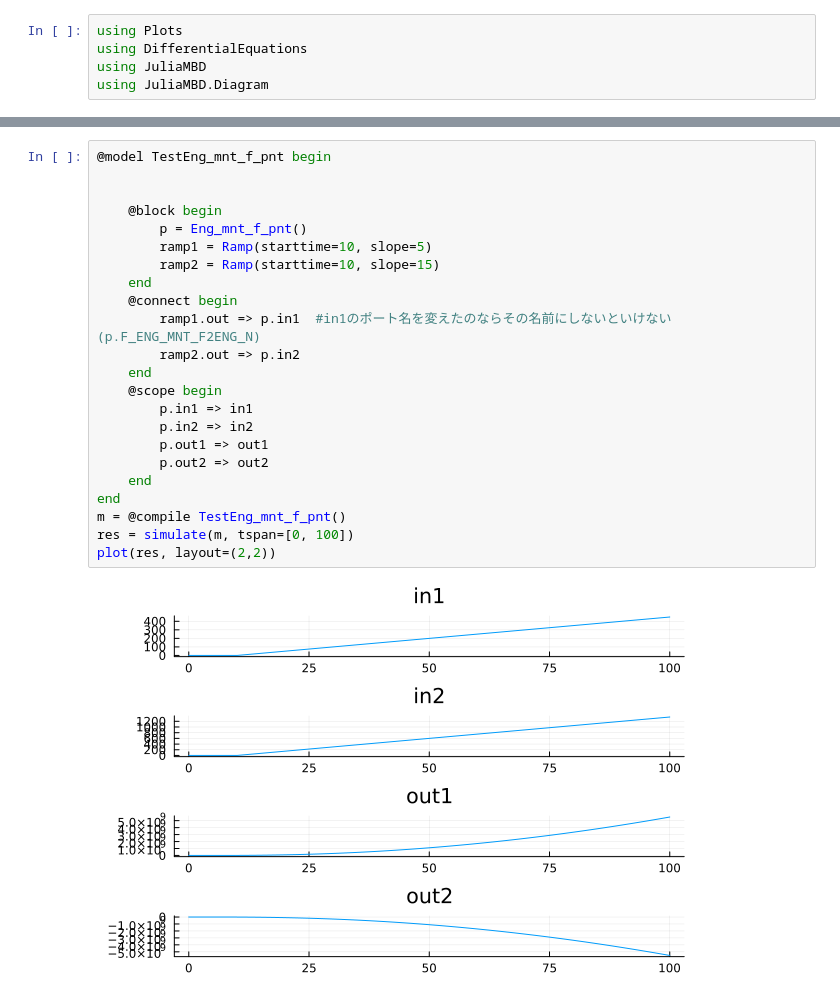
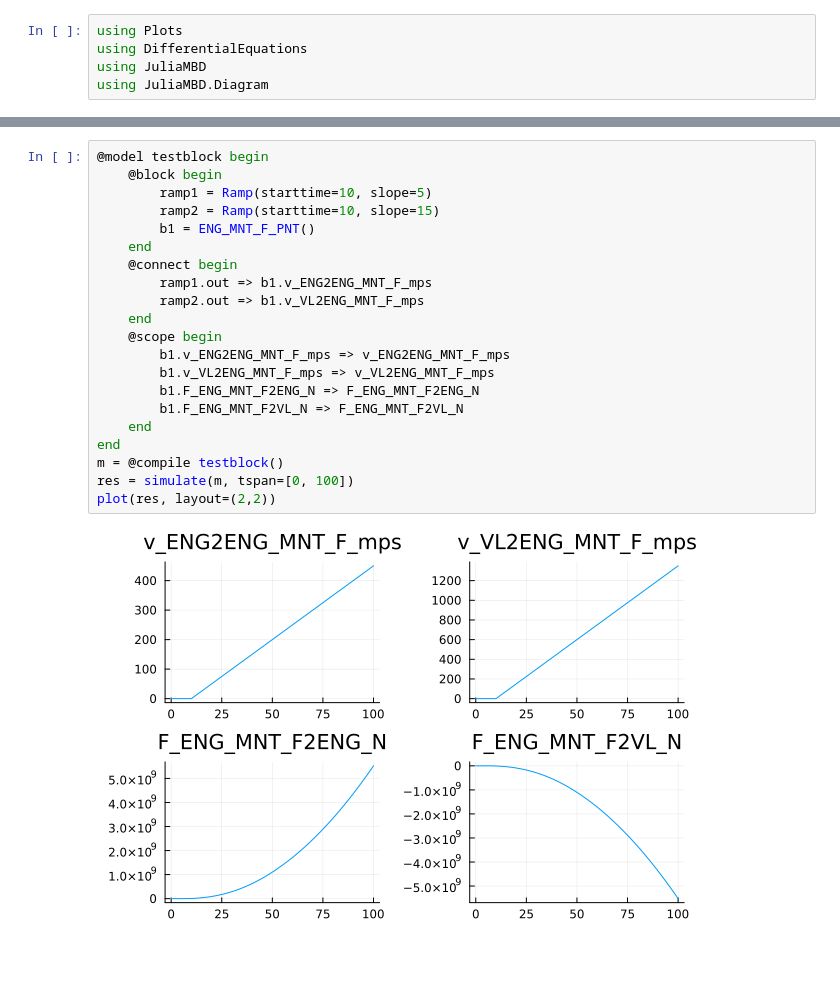
Before and after one commit to rellab/JuliaMBD-experiment, a Jupyter notebook: ENG_MNT_F_PNT.ipynb, the cells around one changed output, grey strips where cells are left out. Cells and saved outputs as stored; diff of their text form; blank space fills up the shorter version.

```diff
--- a/ENG_MNT_F_PNT.ipynb
+++ b/ENG_MNT_F_PNT.ipynb
@@ -31,25 +17,23 @@ Eng_mnt_f_pnt (generic function with 1 method)
 # %%
-@model TestEng_mnt_f_pnt begin
-
-
+@model testblock begin
     @block begin
-        p = Eng_mnt_f_pnt()
         ramp1 = Ramp(starttime=10, slope=5)
         ramp2 = Ramp(starttime=10, slope=15)
+        b1 = ENG_MNT_F_PNT()
     end
     @connect begin
-        ramp1.out => p.in1  #in1のポート名を変えたのならその名前にしないといけない(p.F_ENG_MNT_F2ENG_N)
-        ramp2.out => p.in2
+        ramp1.out => b1.v_ENG2ENG_MNT_F_mps
+        ramp2.out => b1.v_VL2ENG_MNT_F_mps
     end
     @scope begin
-        p.in1 => in1
-        p.in2 => in2
-        p.out1 => out1
-        p.out2 => out2
+        b1.v_ENG2ENG_MNT_F_mps => v_ENG2ENG_MNT_F_mps
+        b1.v_VL2ENG_MNT_F_mps => v_VL2ENG_MNT_F_mps
+        b1.F_ENG_MNT_F2ENG_N => F_ENG_MNT_F2ENG_N
+        b1.F_ENG_MNT_F2VL_N => F_ENG_MNT_F2VL_N
     end
 end
-m = @compile TestEng_mnt_f_pnt()
+m = @compile testblock()
 res = simulate(m, tspan=[0, 100])
 plot(res, layout=(2,2))
 # %% [output]
-[figure, old version]
+[figure, new version]
```
Also changed, not shown: parts of 3 cells of this notebook, 7 other files.
